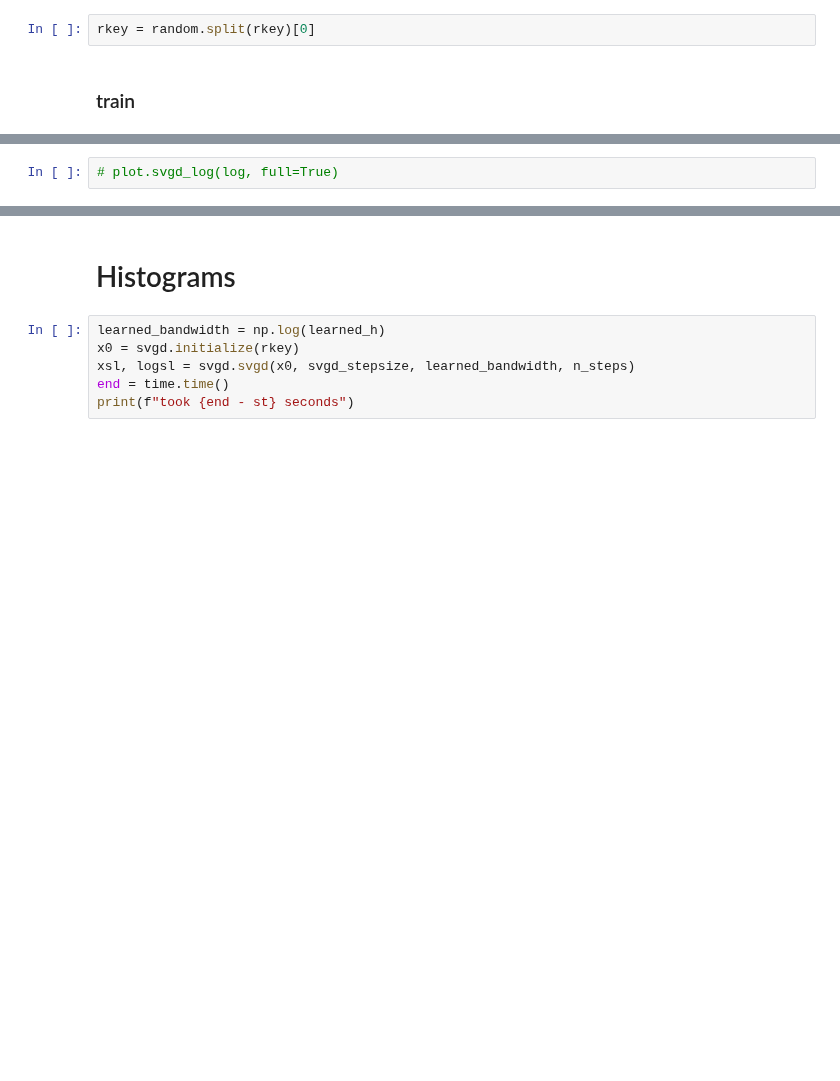
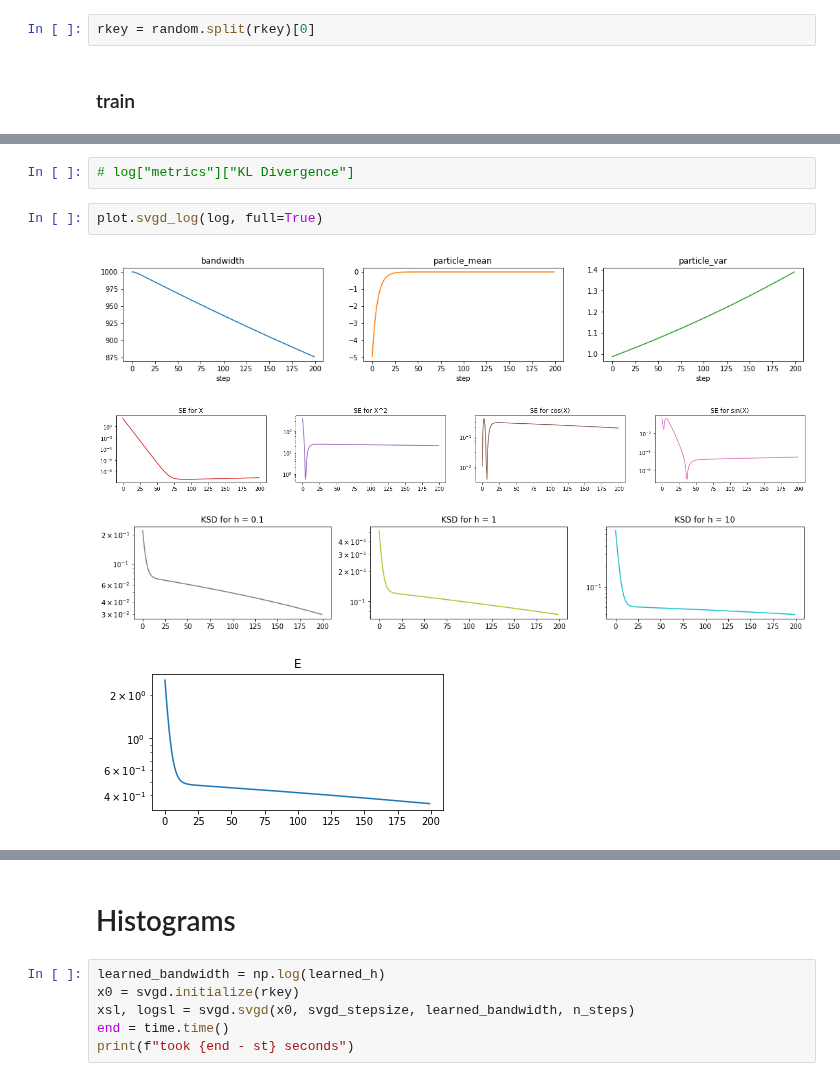
Before and after one commit to ratschlab/projects-2020-Neural-SVGD, a Jupyter notebook: notebooks/Learn the bandwidth in one dimension.ipynb, the cells around one changed output, grey strips where cells are left out. Drawn from its saved outputs; the diff is of its cells as text; blank space fills up the shorter version.

```diff
--- a/notebooks/Learn the bandwidth in one dimension.ipynb
+++ b/notebooks/Learn the bandwidth in one dimension.ipynb
@@ -79,5 +79,12 @@ for ax, gradient, label in zip(axs[2:4], plot_grads, ("gradients", "abs(gradient
+# %%
+# log["metrics"]["KL Divergence"]
 # %%
-# plot.svgd_log(log, full=True)
+plot.svgd_log(log, full=True)
+# %% [output]
+[figure, added]
+[figure, added]
+[figure, added]
+[figure, added]
 # %%
 st = time.time()
 x0 = svgd.initialize(rkey)
```
Also changed, not shown: parts of 8 cells of this notebook, 3 other files.
